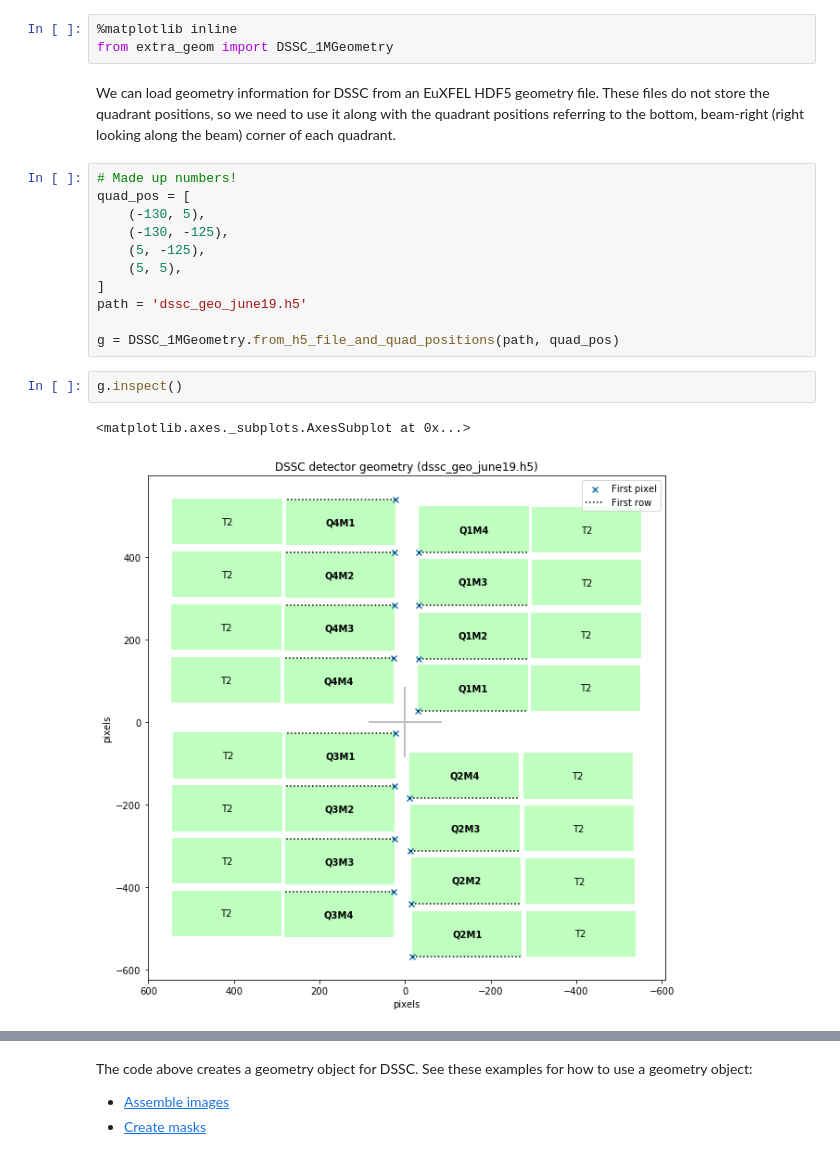
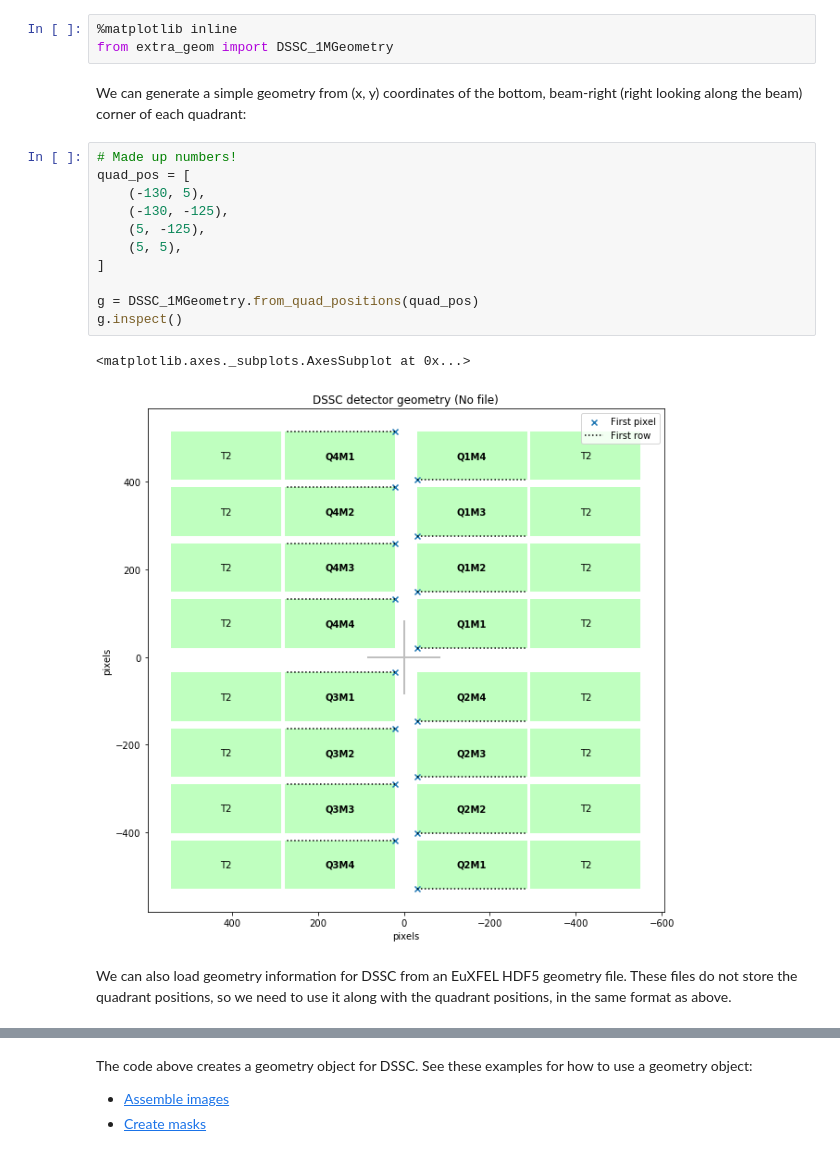
Before and after one commit to European-XFEL/EXtra-geom, a Jupyter notebook: docs/dssc_geometry.ipynb, the cells around one changed output, grey strips where cells are left out. Cells and saved outputs as stored; diff of their text form.

Commit message:
Add DSSC from_quad_positions in example notebook

```diff
--- a/docs/dssc_geometry.ipynb
+++ b/docs/dssc_geometry.ipynb
@@ -6,23 +6,23 @@ Each module consists of two tiles.
 # %%
 %matplotlib inline
 from extra_geom import DSSC_1MGeometry
+# %% [markdown]
+We can generate a simple geometry from (x, y) coordinates of the bottom, beam-right (right looking along the beam) corner of each quadrant:
+# %%
+# Made up numbers!
+quad_pos = [
+    (-130, 5),
+    (-130, -125),
+    (5, -125),
+    (5, 5),
+]
+
+g = DSSC_1MGeometry.from_quad_positions(quad_pos)
+g.inspect()
+# %% [output]
+<matplotlib.axes._subplots.AxesSubplot at 0x...>
+[figure, added]
 # %% [markdown]
-We can load geometry information for DSSC from an EuXFEL HDF5 geometry file.
+We can also load geometry information for DSSC from an EuXFEL HDF5 geometry file.
 These files do not store the quadrant positions, so we need to use it along with the quadrant
-positions referring to the bottom, beam-right (right looking along the beam) corner of each quadrant.
+positions, in the same format as above.
-# %%
-# Made up numbers!
-quad_pos = [
-    (-130, 5),
-    (-130, -125),
-    (5, -125),
-    (5, 5),
-]
-path = 'dssc_geo_june19.h5'
-
-g = DSSC_1MGeometry.from_h5_file_and_quad_positions(path, quad_pos)
-# %%
-g.inspect()
-# %% [output]
-<matplotlib.axes._subplots.AxesSubplot at 0x...>
-[figure, removed]
```
Also changed, not shown: parts of 2 cells of this notebook.
